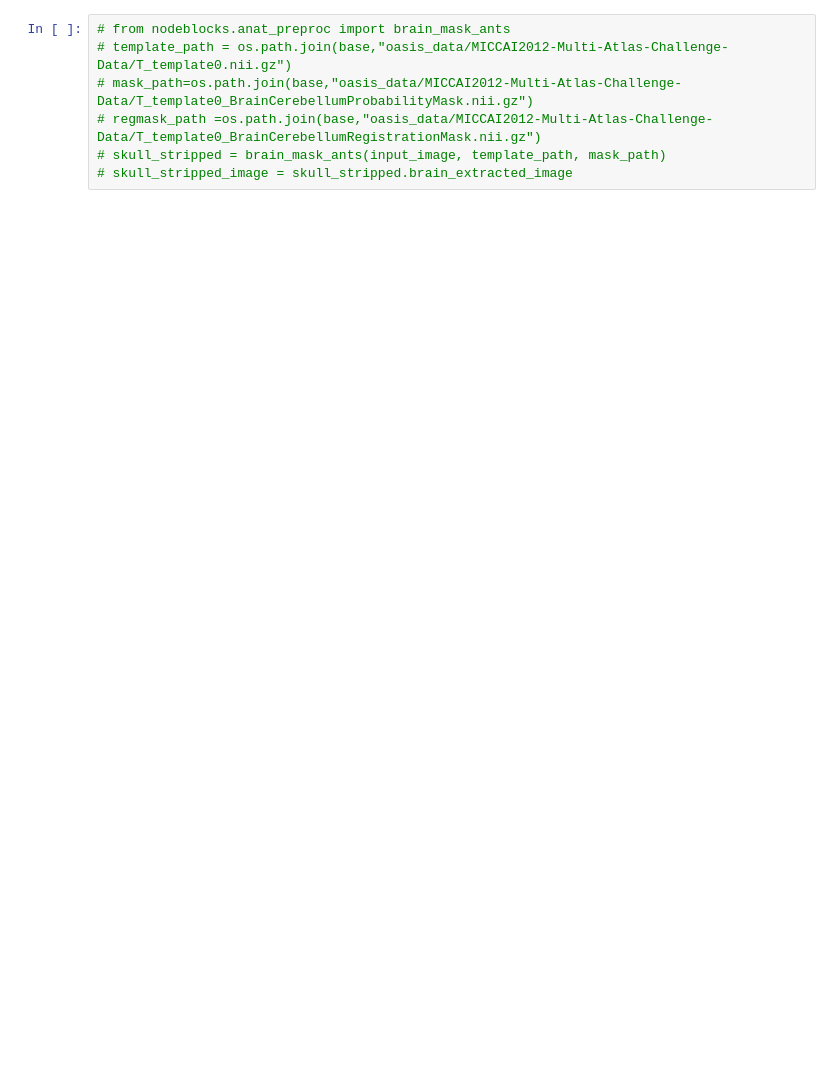
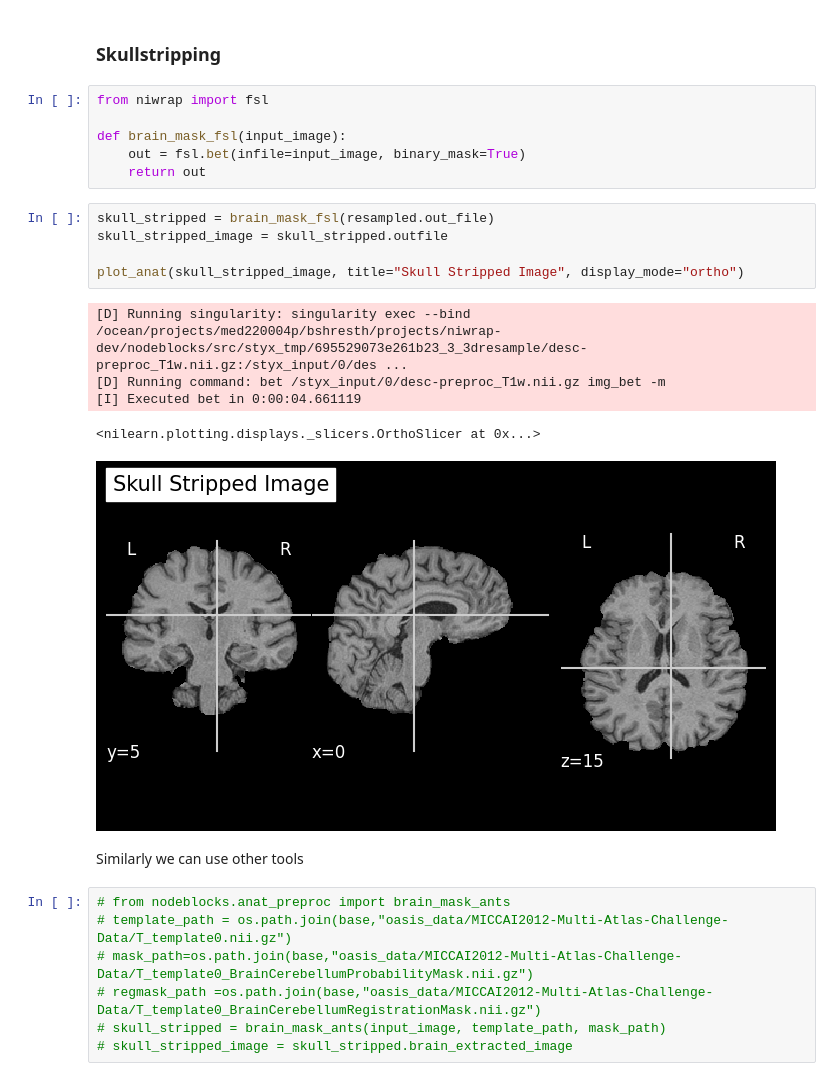
Before and after one commit to birajstha/niwarp-dev, a Jupyter notebook: nodeblocks/src/run_anat_pipeline.ipynb, the cells around one changed output. Saved outputs shown, nothing was run; the diff lists cells and outputs as text; blank space fills up the shorter version.

```diff
--- a/nodeblocks/src/run_anat_pipeline.ipynb
+++ b/nodeblocks/src/run_anat_pipeline.ipynb
@@ -60,3 +105,24 @@ skull_stripped_image = skull_stripped.outfile
+# %% [markdown]
+### Skullstripping
+# %%
+from niwrap import fsl
+
+def brain_mask_fsl(input_image):
+    out = fsl.bet(infile=input_image, binary_mask=True)
+    return out
+# %%
+skull_stripped = brain_mask_fsl(resampled.out_file)
+skull_stripped_image = skull_stripped.outfile
+
+plot_anat(skull_stripped_image, title="Skull Stripped Image", display_mode="ortho")
+# %% [output]
+[D] Running singularity: singularity exec --bind /ocean/projects/med220004p/bshresth/projects/niwrap-dev/nodeblocks/src/styx_tmp/695529073e261b23_3_3dresample/desc-preproc_T1w.nii.gz:/styx_input/0/des ...
+[D] Running command: bet /styx_input/0/desc-preproc_T1w.nii.gz img_bet -m
+[I] Executed bet in 0:00:04.661119
+<nilearn.plotting.displays._slicers.OrthoSlicer at 0x...>
+[figure, added]
+# %% [markdown]
+Similarly we can use other tools
 # %%
 # from nodeblocks.anat_preproc import brain_mask_ants
 # template_path = os.path.join(base,"oasis_data/MICCAI2012-Multi-Atlas-Challenge-Data/T_template0.nii.gz")
```
Also changed, not shown: parts of 26 cells of this notebook, 1 other file.
